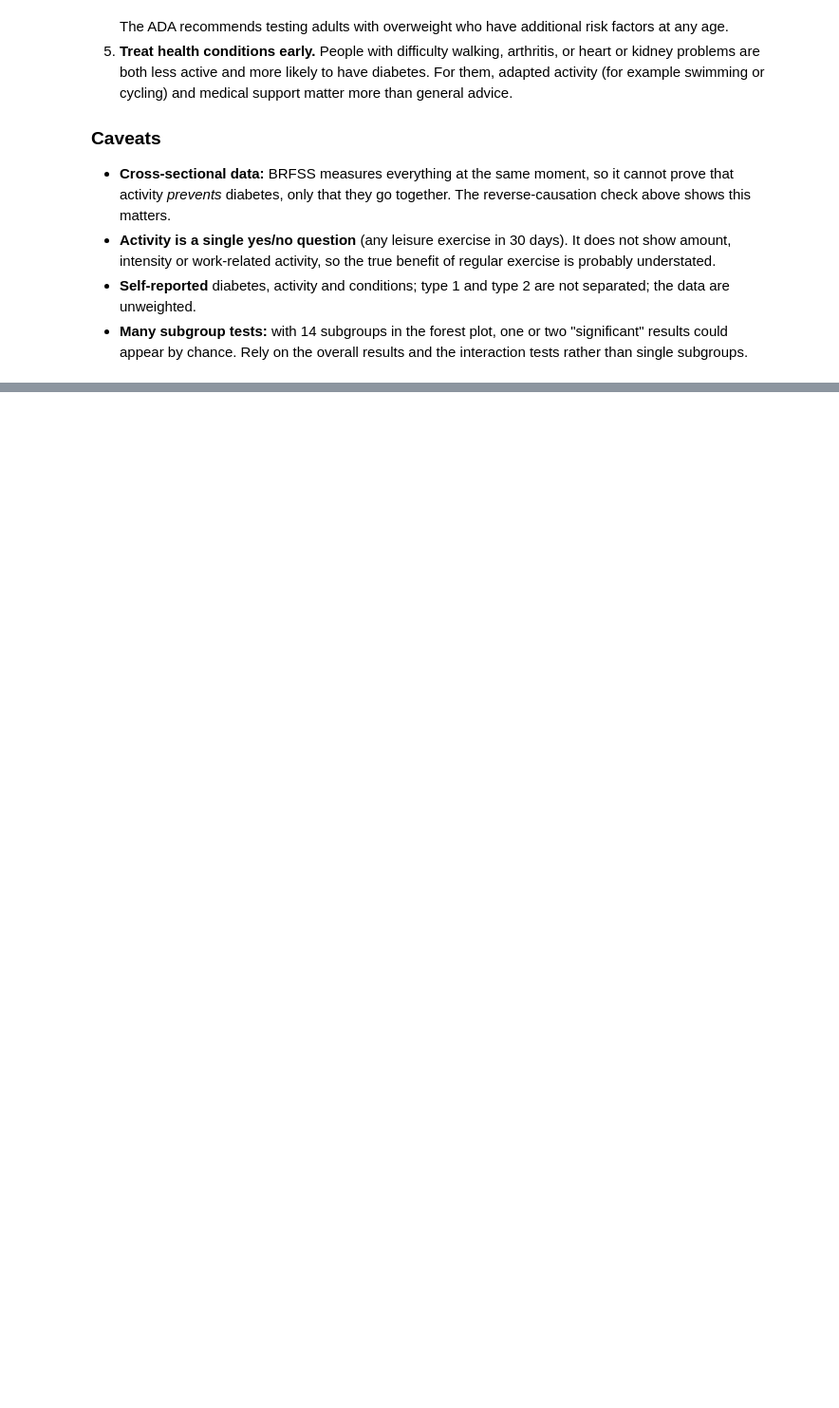
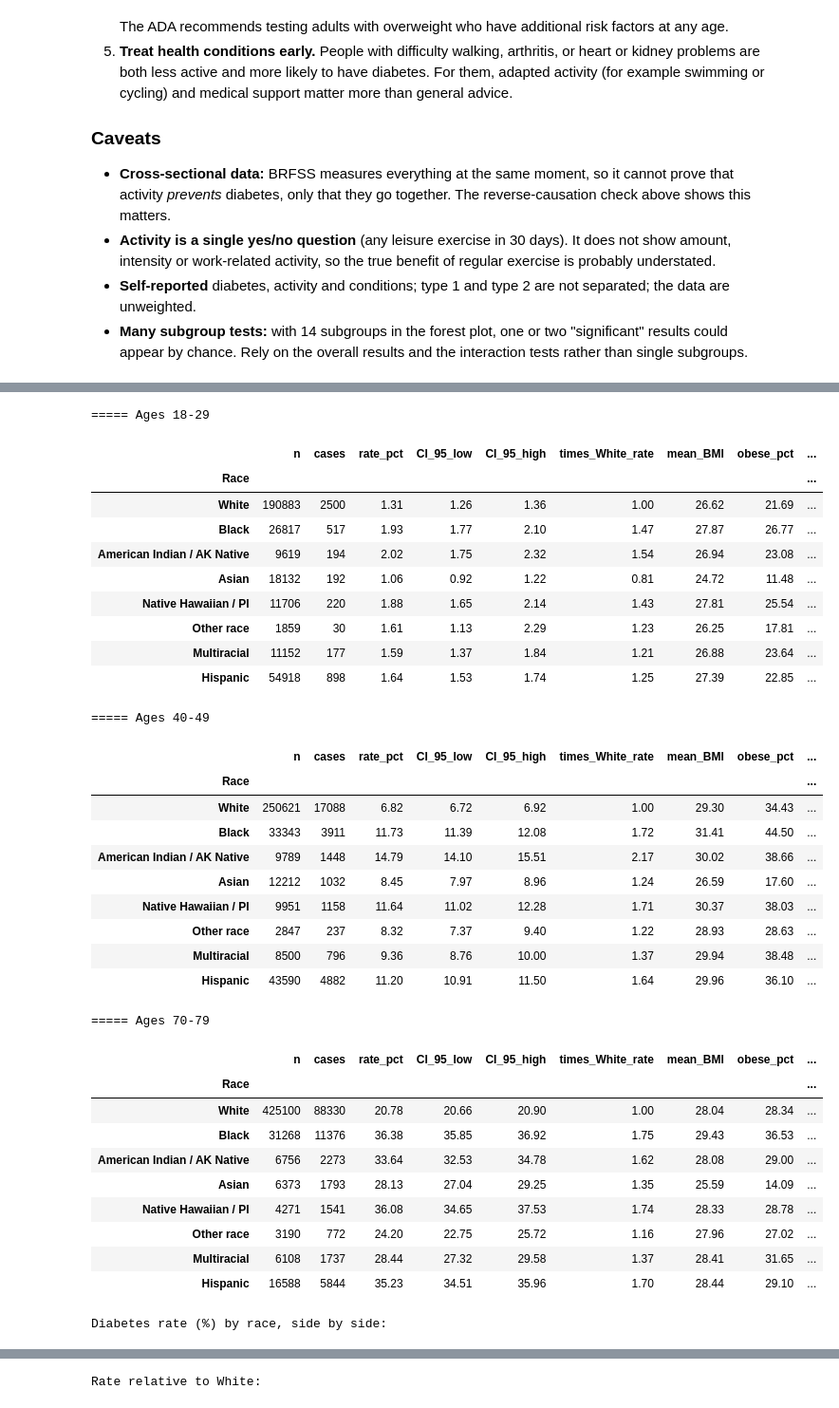
Before and after one commit to hele-L/CMPT491_Project, a Jupyter notebook: harmonized_processing_fixed.ipynb, the cells around one changed output, grey strips where cells are left out. Shown at 95% size. Cells and saved outputs as stored; diff of their text form; code cells hidden in the pictures; blank space fills up the shorter version.

```diff
--- a/harmonized_processing_fixed.ipynb
+++ b/harmonized_processing_fixed.ipynb
@@ -2207,0 +2817,58 @@ Ranked by the strength of evidence in this data:
+# %%
+# 1. Diabetes rate by race in each age group
+race_rate_tables = {}
+for age_name, data in age_data.items():
+    d = data[data["_RACE"].notna()].copy()
+    d["Race"] = pd.Categorical(d["_RACE"].astype(int).map(race_labels), categories=race_names)
+    age_data[age_name] = data.assign(Race=pd.Categorical(data["_RACE"].map(race_labels), categories=race_names))
+    t = d.groupby("Race", observed=True)["diabetes"].agg(n="size", cases="sum")
+    t["rate_pct"] = t["cases"] / t["n"] * 100
+    lo, hi = wilson_ci(t["cases"], t["n"])
+    t["CI_95_low"], t["CI_95_high"] = lo * 100, hi * 100
+    t["times_White_rate"] = t["rate_pct"] / t.loc["White", "rate_pct"]
+    t["mean_BMI"] = d.groupby("Race", observed=True)["_BMI5"].mean()
+    t["obese_pct"] = d.groupby("Race", observed=True)["_BMI5"].apply(lambda s: (s >= 30).mean() * 100)
+    t["rank_lowest_first"] = t["rate_pct"].rank().astype(int)
+    race_rate_tables[age_name] = t
+    print(f"===== Ages {age_name}")
+    display(t.round(2))
+
+print("Diabetes rate (%) by race, side by side:")
+display(pd.DataFrame({age: t["rate_pct"] for age, t in race_rate_tables.items()}).round(2))
+print("Rate relative to White:")
+display(pd.DataFrame({age: t["times_White_rate"] for age, t in race_rate_tables.items()}).round(2))
+# %% [output]
+===== Ages 18-29
+|  | n | cases | rate_pct | CI_95_low | CI_95_high | times_White_rate | mean_BMI | obese_pct | ... |
+| Race |  |  |  |  |  |  |  |  | ... |
+| White | 190883 | 2500 | 1.31 | 1.26 | 1.36 | 1.00 | 26.62 | 21.69 | ... |
+| Black | 26817 | 517 | 1.93 | 1.77 | 2.10 | 1.47 | 27.87 | 26.77 | ... |
+| American Indian / AK Native | 9619 | 194 | 2.02 | 1.75 | 2.32 | 1.54 | 26.94 | 23.08 | ... |
+| Asian | 18132 | 192 | 1.06 | 0.92 | 1.22 | 0.81 | 24.72 | 11.48 | ... |
+| Native Hawaiian / PI | 11706 | 220 | 1.88 | 1.65 | 2.14 | 1.43 | 27.81 | 25.54 | ... |
+| Other race | 1859 | 30 | 1.61 | 1.13 | 2.29 | 1.23 | 26.25 | 17.81 | ... |
+| Multiracial | 11152 | 177 | 1.59 | 1.37 | 1.84 | 1.21 | 26.88 | 23.64 | ... |
+| Hispanic | 54918 | 898 | 1.64 | 1.53 | 1.74 | 1.25 | 27.39 | 22.85 | ... |
+===== Ages 40-49
+|  | n | cases | rate_pct | CI_95_low | CI_95_high | times_White_rate | mean_BMI | obese_pct | ... |
+| Race |  |  |  |  |  |  |  |  | ... |
+| White | 250621 | 17088 | 6.82 | 6.72 | 6.92 | 1.00 | 29.30 | 34.43 | ... |
+| Black | 33343 | 3911 | 11.73 | 11.39 | 12.08 | 1.72 | 31.41 | 44.50 | ... |
+| American Indian / AK Native | 9789 | 1448 | 14.79 | 14.10 | 15.51 | 2.17 | 30.02 | 38.66 | ... |
+| Asian | 12212 | 1032 | 8.45 | 7.97 | 8.96 | 1.24 | 26.59 | 17.60 | ... |
+| Native Hawaiian / PI | 9951 | 1158 | 11.64 | 11.02 | 12.28 | 1.71 | 30.37 | 38.03 | ... |
+| Other race | 2847 | 237 | 8.32 | 7.37 | 9.40 | 1.22 | 28.93 | 28.63 | ... |
+| Multiracial | 8500 | 796 | 9.36 | 8.76 | 10.00 | 1.37 | 29.94 | 38.48 | ... |
+| Hispanic | 43590 | 4882 | 11.20 | 10.91 | 11.50 | 1.64 | 29.96 | 36.10 | ... |
+===== Ages 70-79
+|  | n | cases | rate_pct | CI_95_low | CI_95_high | times_White_rate | mean_BMI | obese_pct | ... |
+| Race |  |  |  |  |  |  |  |  | ... |
+| White | 425100 | 88330 | 20.78 | 20.66 | 20.90 | 1.00 | 28.04 | 28.34 | ... |
+| Black | 31268 | 11376 | 36.38 | 35.85 | 36.92 | 1.75 | 29.43 | 36.53 | ... |
+| American Indian / AK Native | 6756 | 2273 | 33.64 | 32.53 | 34.78 | 1.62 | 28.08 | 29.00 | ... |
+| Asian | 6373 | 1793 | 28.13 | 27.04 | 29.25 | 1.35 | 25.59 | 14.09 | ... |
+| Native Hawaiian / PI | 4271 | 1541 | 36.08 | 34.65 | 37.53 | 1.74 | 28.33 | 28.78 | ... |
+| Other race | 3190 | 772 | 24.20 | 22.75 | 25.72 | 1.16 | 27.96 | 27.02 | ... |
+| Multiracial | 6108 | 1737 | 28.44 | 27.32 | 29.58 | 1.37 | 28.41 | 31.65 | ... |
+| Hispanic | 16588 | 5844 | 35.23 | 34.51 | 35.96 | 1.70 | 28.44 | 29.10 | ... |
+Diabetes rate (%) by race, side by side:
@@ -2207,0 +2885 @@ Ranked by the strength of evidence in this data:
+Rate relative to White:
```
Also changed, not shown: parts of 30 cells of this notebook, 1 other file.
